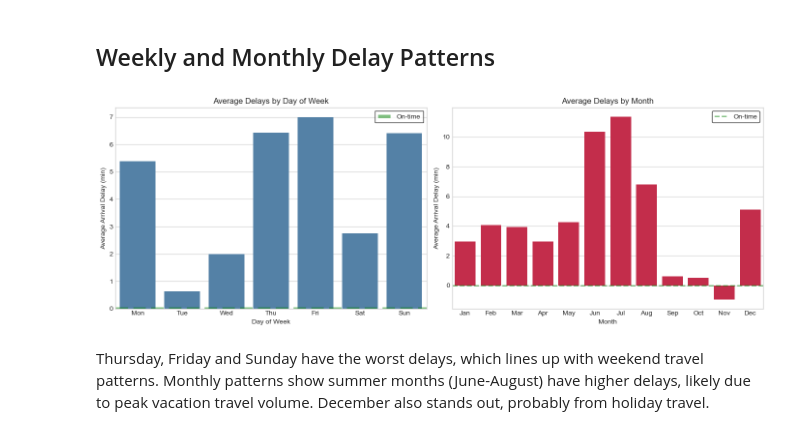
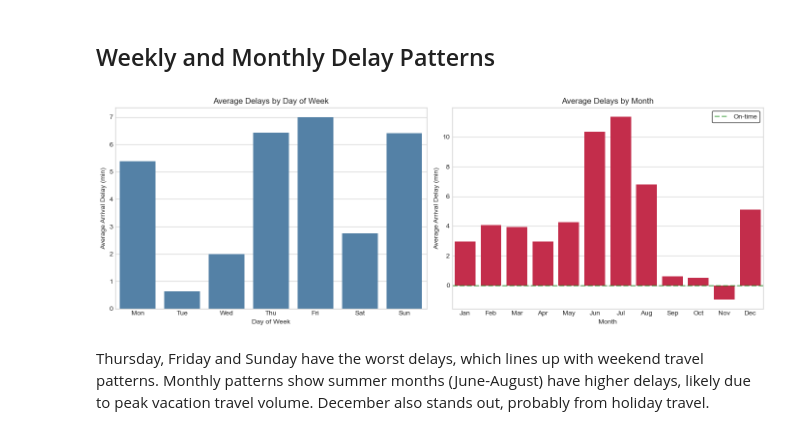
Before and after one commit to tisyasharma/flight-delay-forecasting, a Jupyter notebook: notebooks/01_eda.ipynb, the cells around one changed output. Cells and saved outputs as stored; diff of their text form; code cells hidden in the pictures.

```diff
--- a/notebooks/01_eda.ipynb
+++ b/notebooks/01_eda.ipynb
@@ -192,36 +178,34 @@ df['day_of_week'] = df['date'].dt.dayofweek
 df['month'] = df['date'].dt.month
 
 fig, (ax1, ax2) = plt.subplots(1, 2, figsize=(14, 5))
 
 dow_avg = df.groupby('day_of_week')['avg_arr_delay'].mean().reset_index()
 dow_avg['day_name'] = dow_avg['day_of_week'].map({
     0: 'Mon', 1: 'Tue', 2: 'Wed', 3: 'Thu', 4: 'Fri', 5: 'Sat', 6: 'Sun'
 })
 
 sns.barplot(data=dow_avg, x='day_name', y='avg_arr_delay', color='steelblue', ax=ax1)
 ax1.set_xlabel('Day of Week')
 ax1.set_ylabel('Average Arrival Delay (min)')
 ax1.set_title('Average Delays by Day of Week')
-ax1.axhline(y=0, color='green', linestyle='--', alpha=0.5, label='On-time', linewidth=5)
-ax1.legend(frameon=True, fancybox=False, edgecolor='black')
 
 month_avg = df.groupby('month')['avg_arr_delay'].mean().reset_index()
 month_avg['month_name'] = month_avg['month'].map({
     1: 'Jan', 2: 'Feb', 3: 'Mar', 4: 'Apr', 5: 'May', 6: 'Jun',
     7: 'Jul', 8: 'Aug', 9: 'Sep', 10: 'Oct', 11: 'Nov', 12: 'Dec'
 })
 
 sns.barplot(data=month_avg, x='month_name', y='avg_arr_delay', color='crimson', ax=ax2)
 ax2.set_xlabel('Month')
 ax2.set_ylabel('Average Arrival Delay (min)')
 ax2.set_title('Average Delays by Month')
 ax2.axhline(y=0, color='green', linestyle='--', alpha=0.5, label='On-time', linewidth=2)
 ax2.legend(frameon=True, edgecolor='black')
 
 plt.tight_layout()
 plt.show()
 # %% [output]
-[figure, old version]
+[figure, new version]
 # %% [markdown]
 Thursday, Friday and Sunday have the worst delays, which lines up with weekend travel patterns. Monthly patterns show summer months (June-August) have higher delays, likely due to peak vacation travel volume. December also stands out, probably from holiday travel.
 # %% [markdown]
```
Also changed, not shown: parts of 4 cells of this notebook.
